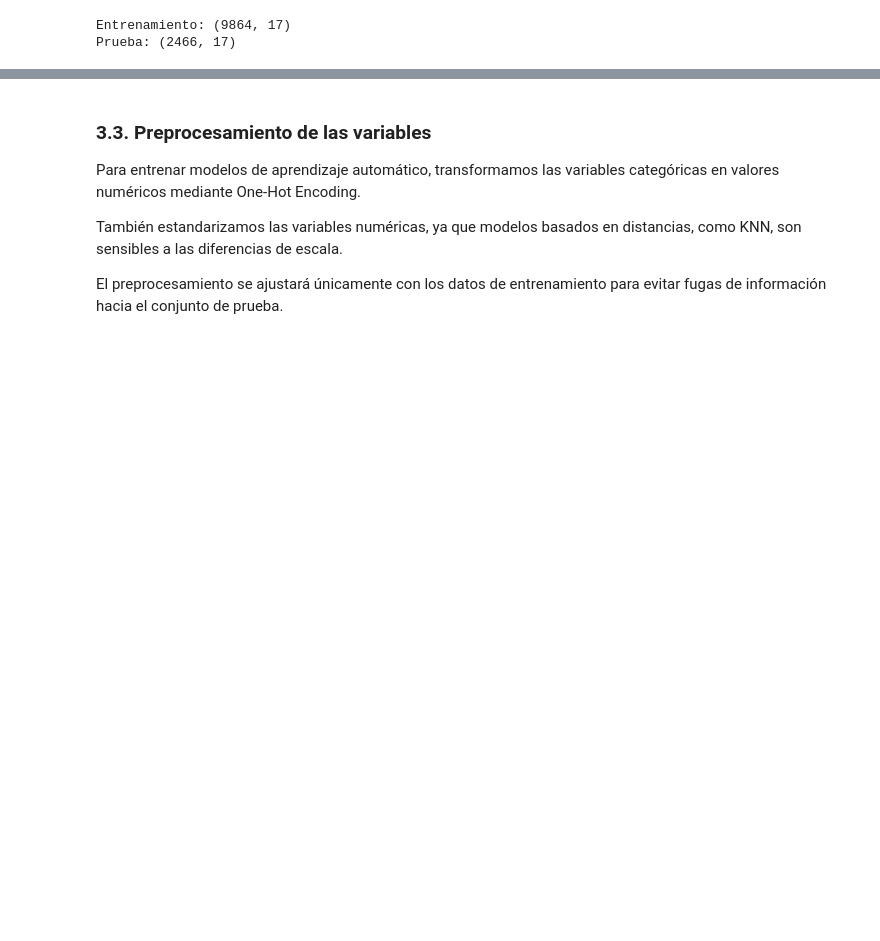
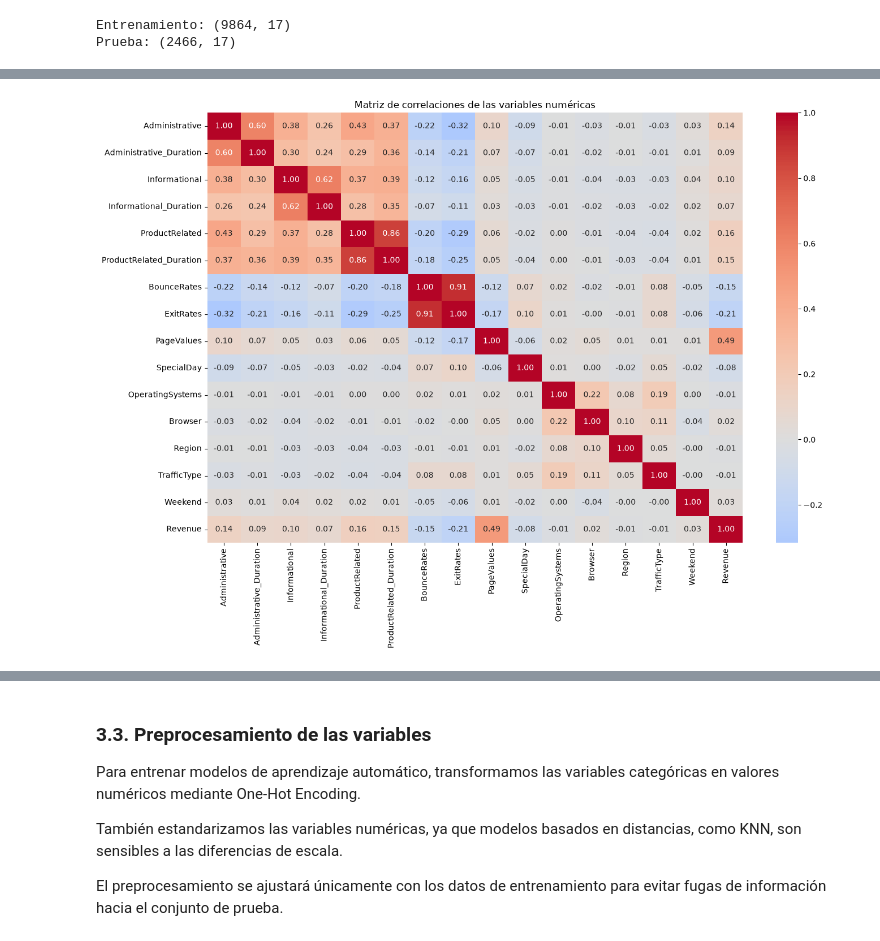
Before and after one commit to beafernandez22/proyecto_lo_compraran_ml, a Jupyter notebook: proyecto_lo_compraran_ml.ipynb, the cells around one changed output, grey strips where cells are left out. Cells and saved outputs as stored; diff of their text form; code cells hidden in the pictures; blank space fills up the shorter version.

```diff
--- a/proyecto_lo_compraran_ml.ipynb
+++ b/proyecto_lo_compraran_ml.ipynb
@@ -268,0 +277,29 @@ Prueba: (2466, 17)
+# %%
+import matplotlib.pyplot as plt
+import seaborn as sns
+
+# Seleccionamos las columnas numéricas
+datos_numericos = df.select_dtypes(include=["number", "bool"]).copy()
+
+# Convertimos Revenue en 0 y 1 para incluirla en el análisis
+datos_numericos["Revenue"] = df["Revenue"].astype(int)
+
+# Calculamos las correlaciones
+matriz_correlacion = datos_numericos.corr()
+
+# Representamos la matriz
+plt.figure(figsize=(14, 10))
+
+sns.heatmap(
+    matriz_correlacion,
+    annot=True,
+    fmt=".2f",
+    cmap="coolwarm",
+    center=0
+)
+
+plt.title("Matriz de correlaciones de las variables numéricas")
+plt.tight_layout()
+plt.show()
+# %% [output]
+[figure, added]
```
Also changed, not shown: parts of 20 cells of this notebook.
